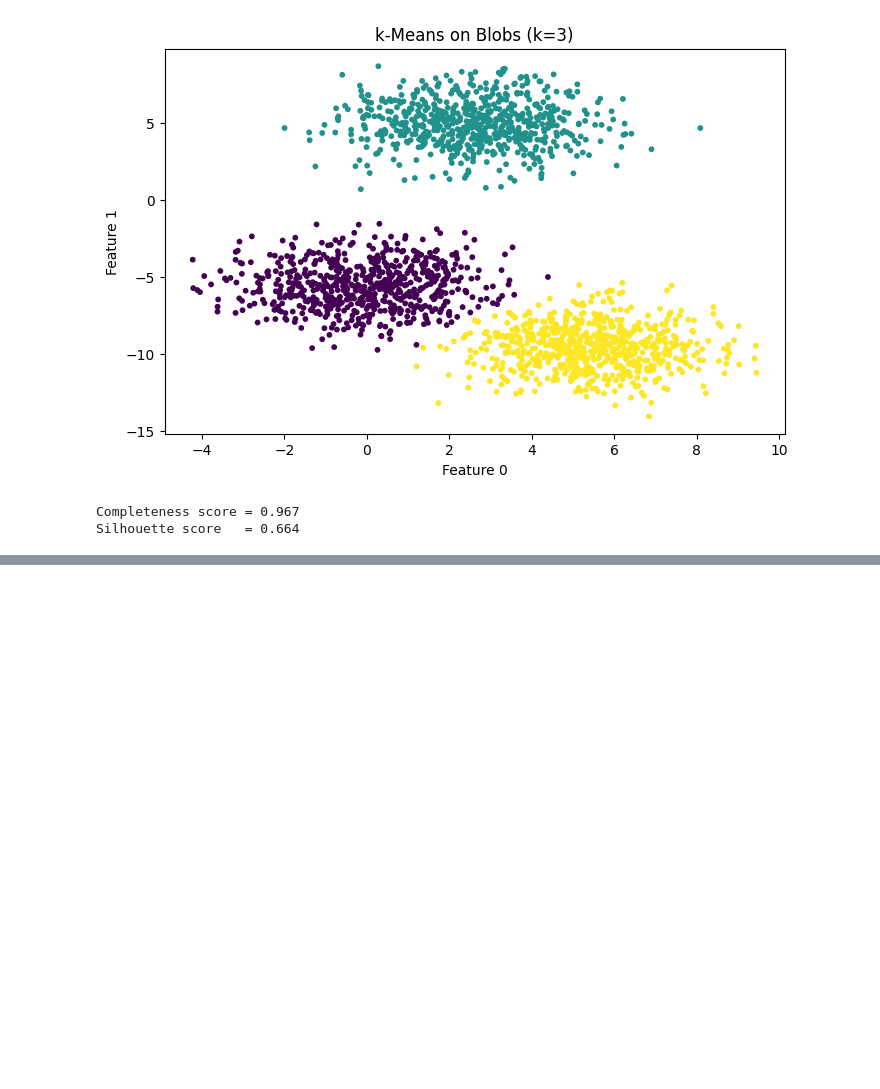
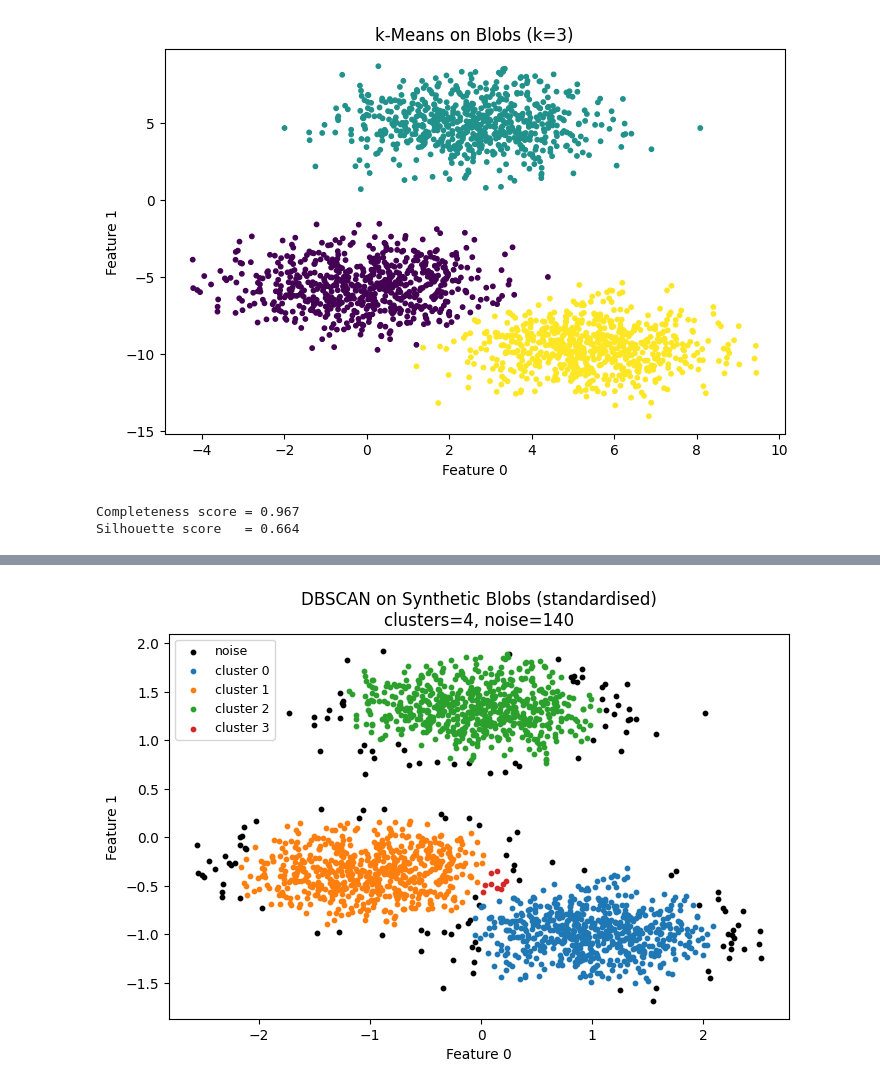
Before and after one commit to sagihaider/ce888, a Jupyter notebook: Week03/Lecture/lec3.ipynb, the cells around one changed output, grey strips where cells are left out. Cells and saved outputs as stored; diff of their text form; code cells hidden in the pictures; blank space fills up the shorter version.

```diff
--- a/Week03/Lecture/lec3.ipynb
+++ b/Week03/Lecture/lec3.ipynb
@@ -67,0 +120,89 @@ Silhouette score   = 0.664
+# %%
+import numpy as np
+import matplotlib.pyplot as plt
+
+from sklearn.datasets import make_blobs, make_moons
+from sklearn.preprocessing import StandardScaler
+from sklearn.cluster import DBSCAN
+
+# -----------------------------
+# Helper: plot DBSCAN result
+# -----------------------------
+def plot_dbscan(X, labels, title):
+    # labels: -1 = noise (outliers), 0..K-1 = cluster ids
+    n_noise = int(np.sum(labels == -1))
+    n_clusters = len(set(labels)) - (1 if -1 in labels else 0)
+
+    plt.figure(figsize=(8, 5))
+    plt.title(f"{title}\nclusters={n_clusters}, noise={n_noise}")
+
+    # Plot clusters and noise (noise shown in black)
+    unique_labels = sorted(set(labels))
+    for lab in unique_labels:
+        mask = labels == lab
+        if lab == -1:
+            plt.scatter(X[mask, 0], X[mask, 1], s=10, c="black", label="noise")
+        else:
+            plt.scatter(X[mask, 0], X[mask, 1], s=10, label=f"cluster {lab}")
+
+    plt.xlabel("Feature 0")
+    plt.ylabel("Feature 1")
+    plt.legend(loc="best", fontsize=9)
+    plt.show()
+
+
+# =========================================================
+# 1) DBSCAN on Synthetic Blobs (no need to specify k)
+# =========================================================
+X_blobs, _ = make_blobs(
+    n_samples=2000,
+    n_features=2,
+    centers=None,
+    cluster_std=1.5,
+    center_box=(-10.0, 10.0),
+    shuffle=True,
+    random_state=10
+)
+
+# DBSCAN is distance-based under the hood -> scaling matters
+Xb = StandardScaler().fit_transform(X_blobs)
+
+# Tune eps/min_samples to your data scale/density
+db_blobs = DBSCAN(eps=0.15, min_samples=10)
+labels_blobs = db_blobs.fit_predict(Xb)
+
+plot_dbscan(Xb, labels_blobs, "DBSCAN on Synthetic Blobs (standardised)")
+
+
+# =========================================================
+# 2) DBSCAN on Moons (captures non-spherical structure)
+# =========================================================
+X_moons, y_true = make_moons(n_samples=2000, noise=0.05, random_state=10)
+
+# You can scale here too; for moons, raw scale is already reasonable,
+# but scaling is still a good default habit.
+Xm = StandardScaler().fit_transform(X_moons)
+
+# Two parameter settings (show how eps changes the story)
+db_moons_1 = DBSCAN(eps=0.20, min_samples=5)
+labels_moons_1 = db_moons_1.fit_predict(Xm)
+plot_dbscan(Xm, labels_moons_1, "DBSCAN on Moons (standardised) – eps=0.20")
+
+db_moons_2 = DBSCAN(eps=0.30, min_samples=5)
+labels_moons_2 = db_moons_2.fit_predict(Xm)
+plot_dbscan(Xm, labels_moons_2, "DBSCAN on Moons (standardised) – eps=0.30")
+
+
+# -----------------------------
+# Quick interpretation hooks (printed)
+# -----------------------------
+def summarize(labels, name):
+    n_noise = int(np.sum(labels == -1))
+    n_clusters = len(set(labels)) - (1 if -1 in labels else 0)
+    print(f"{name}: clusters={n_clusters}, noise={n_noise}, labels={sorted(set(labels))[:10]}{'...' if len(set(labels))>10 else ''}")
+
+summarize(labels_blobs,  "Blobs")
+summarize(labels_moons_1, "Moons eps=0.20")
+summarize(labels_moons_2, "Moons eps=0.30")
+# %% [output]
+[figure, added]
```
Also changed, not shown: parts of 8 cells of this notebook, 14 other files.
